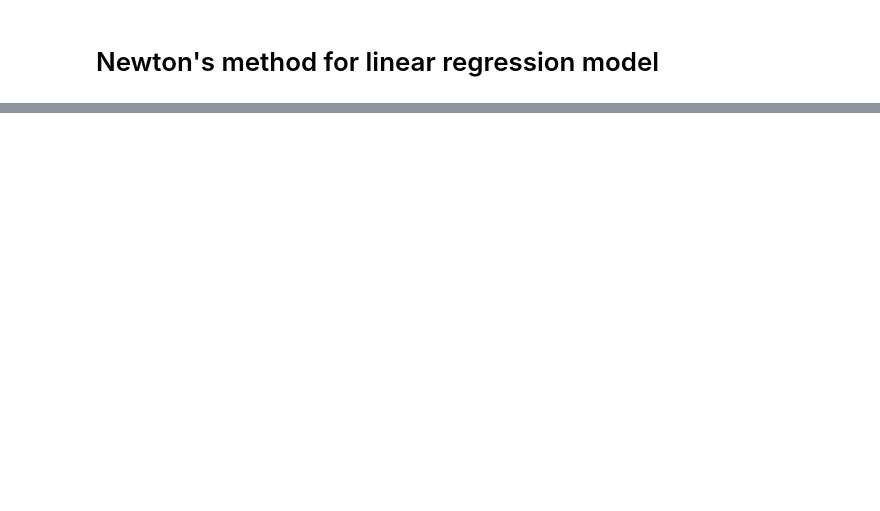
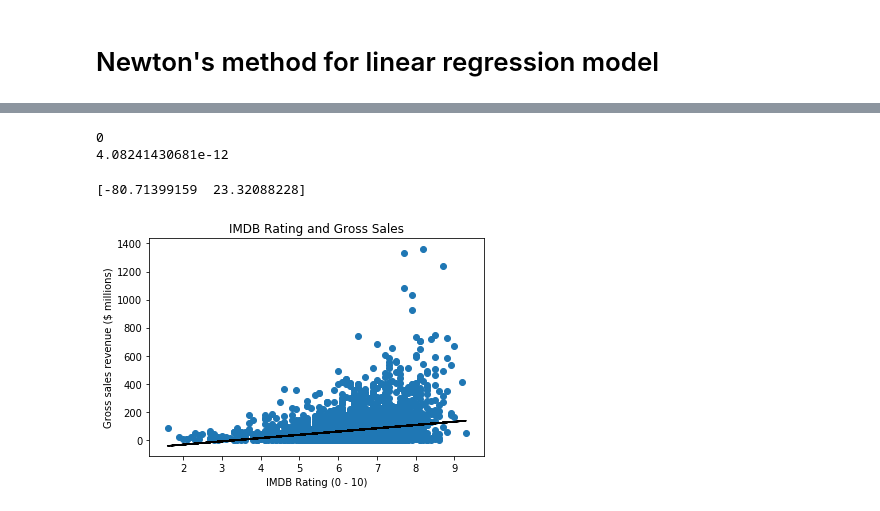
Before and after one commit to hammadshaikhha/Data-Science-and-Machine-Learning-from-Scratch, a Jupyter notebook: Newtons Method.ipynb, the cells around one changed output, grey strips where cells are left out. Drawn from its saved outputs; the diff is of its cells as text; code cells hidden in the pictures; blank space fills up the shorter version.

Commit message:
Jupyter notebook illustrating Newton's method

```diff
--- a/Newtons Method.ipynb
+++ b/Newtons Method.ipynb
@@ -87,0 +146,50 @@ We want to fit a "line of best fit" to the above scatter plot. In particular, we
+# %%
+# Gross revenue np vector
+gross_rev = np.array(movie_data['gross'])
+
+# IMDB rating np vector
+imdb_score = np.array(movie_data['imdb_score'])
+
+# Implement Newton's method to find line of best fit
+while criterion > epsilon:
+
+    # Reset old parameter (itteration t)
+    old_param = new_param
+
+    # Compute jacobian vector
+    J_pos0 = np.nansum(gross_rev)-n*old_param[0]-old_param[1]*sum_imdb
+    J_pos1 = np.nansum(gross_rev*imdb_score)-old_param[0]*sum_imdb-old_param[1]*sum_sq_imdb
+    J = np.array([J_pos0,J_pos1])
+
+    # Apply newton's update rule (itteration t+1)
+    new_param = newton_update(old_param, H, J)
+
+    # Compute criterion function
+    criterion = np.linalg.norm(new_param-old_param)
+# %% [output]
+0
+4.08241430681e-12
+# %%
+# Let's see the estimated (Beta0, Beta1) parameters
+print new_param
+# %% [output]
+[-80.71399159  23.32088228]
+# %%
+# Plot line of best fit to scatter plot above
+plt.plot(imdb_score, new_param[1]*imdb_score + new_param[0], '-k')
+
+# Visualize data
+plt.scatter(imdb_score, gross_rev)
+
+# Chart title
+plt.title('IMDB Rating and Gross Sales')
+
+# y label
+plt.ylabel('Gross sales revenue ($ millions)')
+
+# x label
+plt.xlabel('IMDB Rating (0 - 10)')
+
+plt.show()
+# %% [output]
+[figure, added]
```
Also changed, not shown: parts of 5 cells of this notebook.
